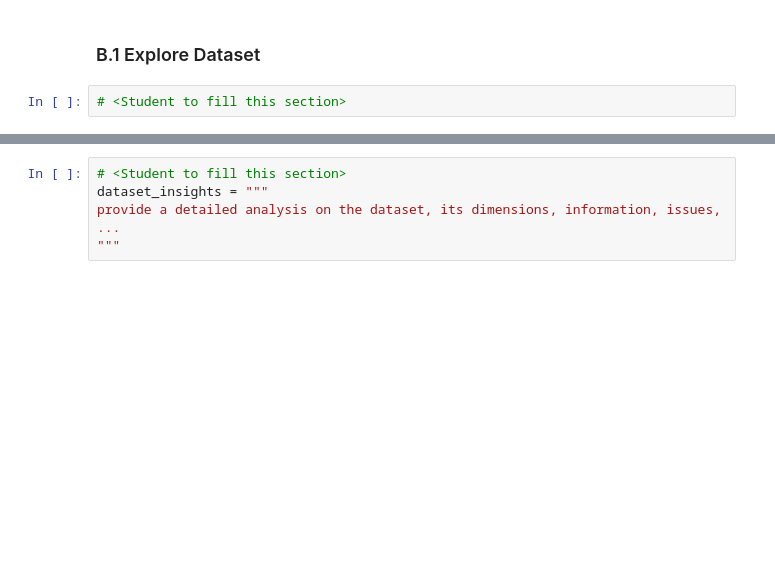
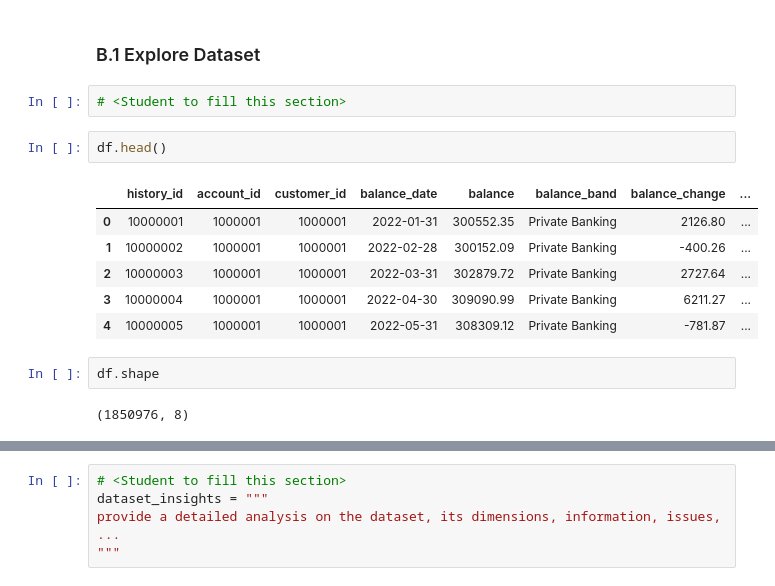
Before and after one commit to leonhsu95/AT3-Group-Banking, a Jupyter notebook: 36106-26SP-AT3-26324145-SB-2-eda-account_balance_history.ipynb, the cells around one changed output, grey strips where cells are left out. Saved outputs shown, nothing was run; the diff lists cells and outputs as text; blank space fills up the shorter version.

```diff
--- a/36106-26SP-AT3-26324145-SB-2-eda-account_balance_history.ipynb
+++ b/36106-26SP-AT3-26324145-SB-2-eda-account_balance_history.ipynb
@@ -94,3 +94,16 @@ except Exception as e:
 ### B.1 Explore Dataset
 # %%
 # <Student to fill this section>
+# %%
+df.head()
+# %% [output]
+|  | history_id | account_id | customer_id | balance_date | balance | balance_band | balance_change | ... |
+| 0 | 10000001 | 1000001 | 1000001 | 2022-01-31 | 300552.35 | Private Banking | 2126.80 | ... |
+| 1 | 10000002 | 1000001 | 1000001 | 2022-02-28 | 300152.09 | Private Banking | -400.26 | ... |
+| 2 | 10000003 | 1000001 | 1000001 | 2022-03-31 | 302879.72 | Private Banking | 2727.64 | ... |
+| 3 | 10000004 | 1000001 | 1000001 | 2022-04-30 | 309090.99 | Private Banking | 6211.27 | ... |
+| 4 | 10000005 | 1000001 | 1000001 | 2022-05-31 | 308309.12 | Private Banking | -781.87 | ... |
+# %%
+df.shape
+# %% [output]
+(1850976, 8)
```
Also changed, not shown: parts of 2 cells of this notebook, 1 other file.
